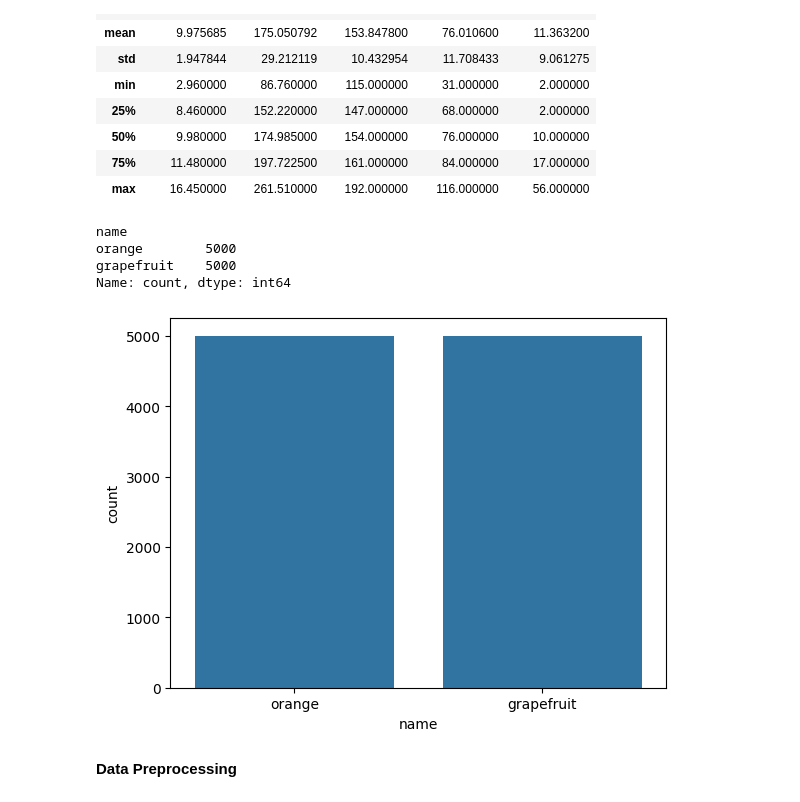
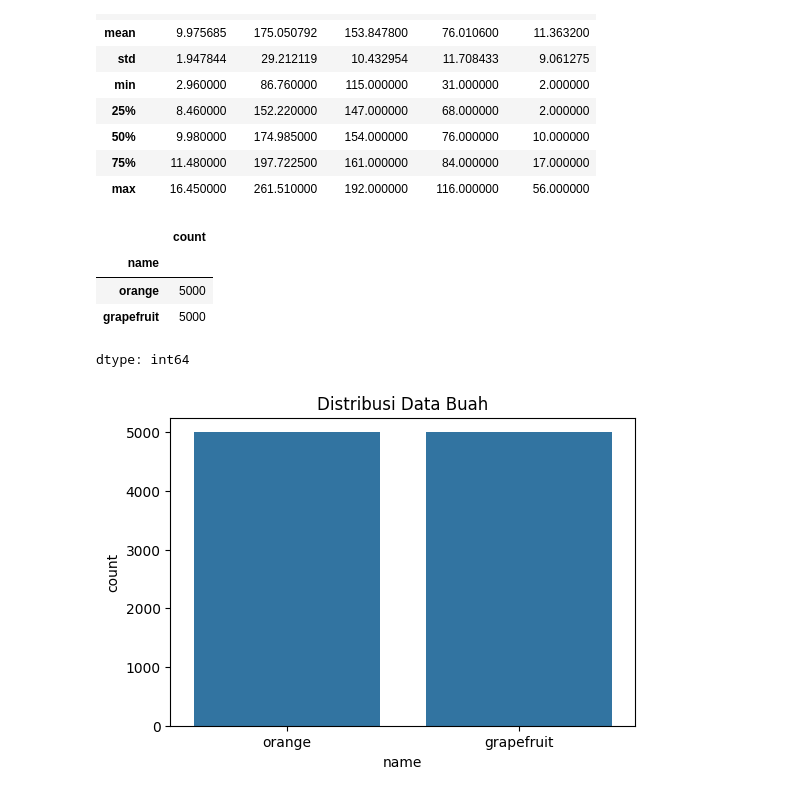
Before and after one commit to disyyy/fruit-classification, a Jupyter notebook: notebook/model.ipynb, the cells around one changed output. Saved outputs shown, nothing was run; the diff lists cells and outputs as text; code cells hidden in the pictures.

```diff
--- a/notebook/model.ipynb
+++ b/notebook/model.ipynb
@@ -66,19 +54,17 @@ df.describe()
 | 75% | 11.480000 | 197.722500 | 161.000000 | 84.000000 | 17.000000 |
 | max | 16.450000 | 261.510000 | 192.000000 | 116.000000 | 56.000000 |
 # %%
-print(df['name'].value_counts())
+df['name'].value_counts()
 # %% [output]
+|  | count |
+| name |  |
+| orange | 5000 |
+| grapefruit | 5000 |
-name
-orange        5000
-grapefruit    5000
-Name: count, dtype: int64
+dtype: int64
 # %%
-import seaborn as sns
-import matplotlib.pyplot as plt
-
+plt.figure(figsize=(6,4))
 sns.countplot(x='name', data=df)
+plt.title("Distribusi Data Buah")
 plt.show()
 # %% [output]
-[figure, old version]
+[figure, new version]
-# %% [markdown]
-**Data Preprocessing**
```
Also changed, not shown: parts of 29 cells of this notebook, 1 other file.
